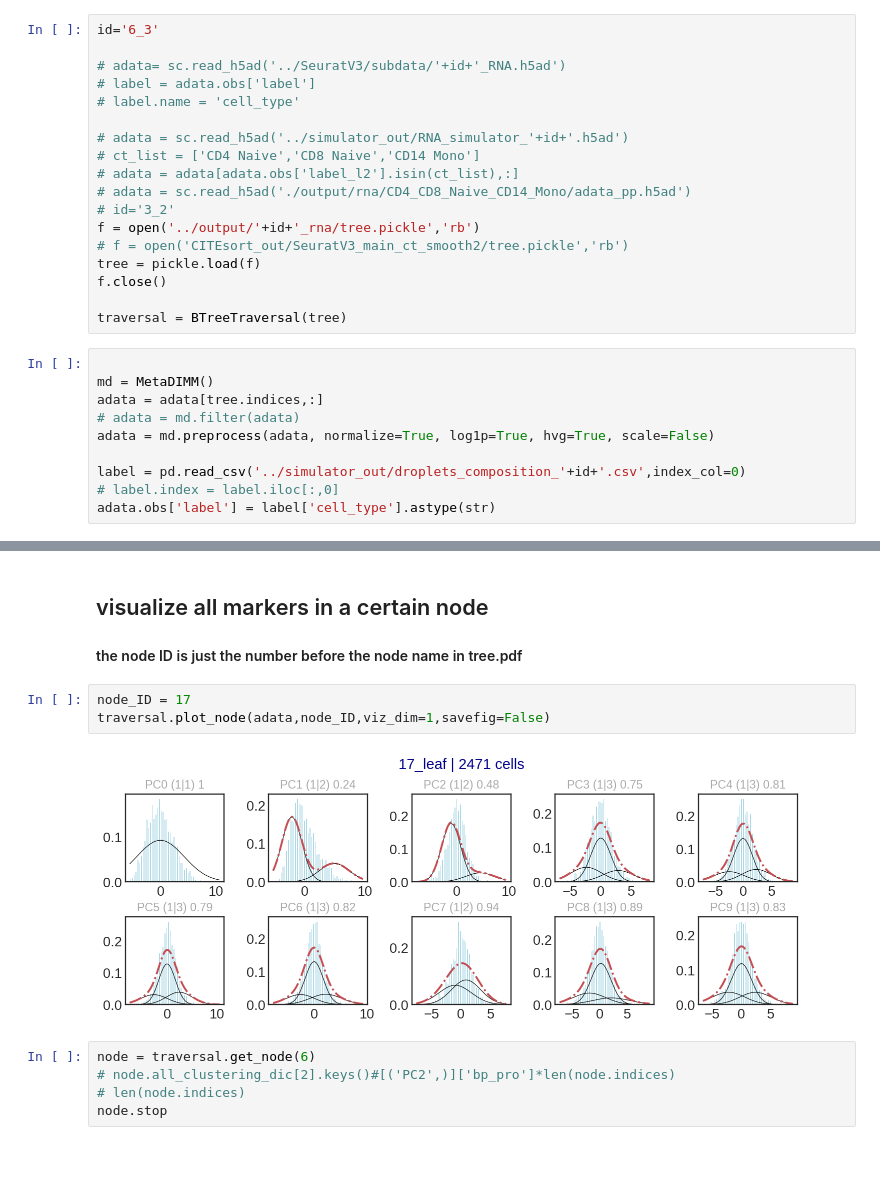
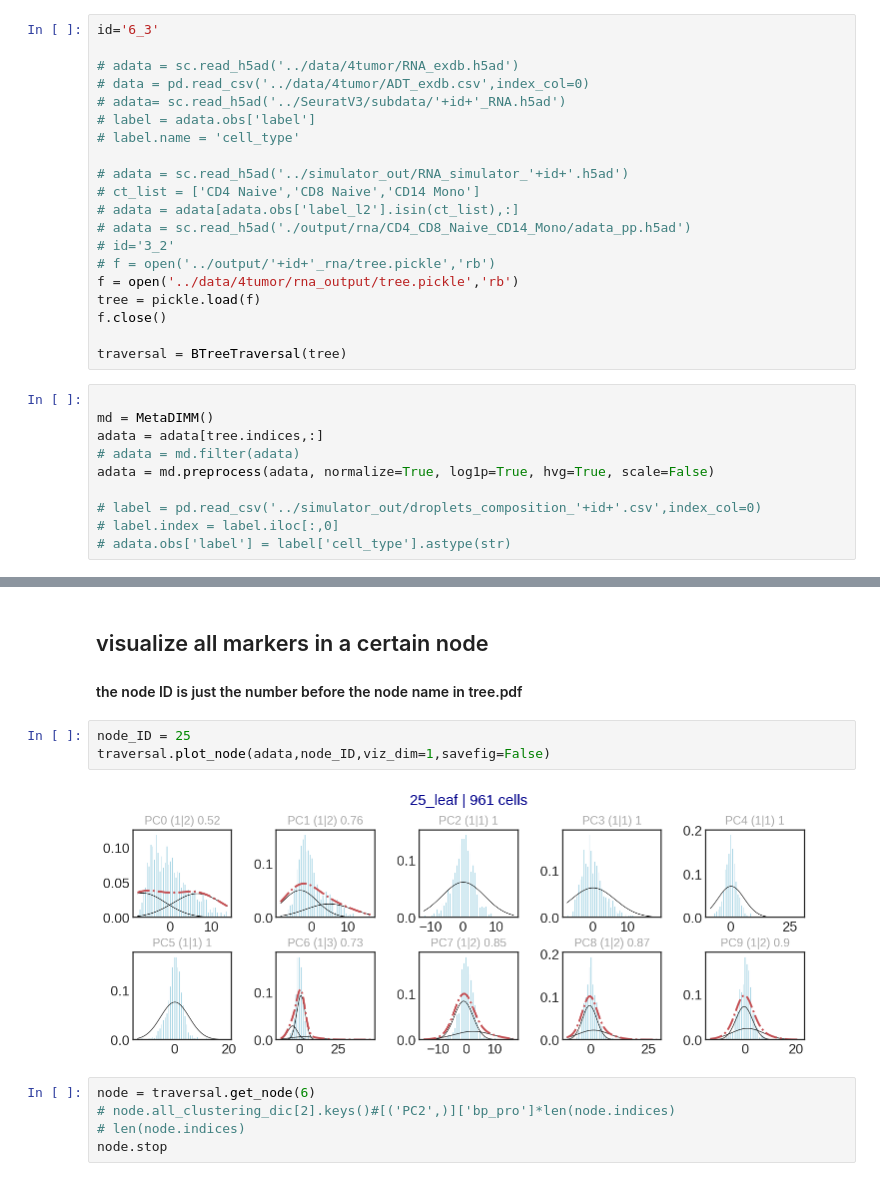
Before and after one commit to xinzhu-email/CITE-pool, a Jupyter notebook: AnalysisTutorial_rna.ipynb, the cells around one changed output, grey strips where cells are left out. Drawn from its saved outputs; the diff is of its cells as text.

```diff
--- a/AnalysisTutorial_rna.ipynb
+++ b/AnalysisTutorial_rna.ipynb
@@ -13,6 +13,8 @@ from metadimm import MetaDIMM
 # %%
 id='6_3'
 
+# adata = sc.read_h5ad('../data/4tumor/RNA_exdb.h5ad')
+# data = pd.read_csv('../data/4tumor/ADT_exdb.csv',index_col=0)
 # adata= sc.read_h5ad('../SeuratV3/subdata/'+id+'_RNA.h5ad')
 # label = adata.obs['label']
 # label.name = 'cell_type'
@@ -22,8 +24,8 @@ id='6_3'
 # adata = adata[adata.obs['label_l2'].isin(ct_list),:]
 # adata = sc.read_h5ad('./output/rna/CD4_CD8_Naive_CD14_Mono/adata_pp.h5ad')
 # id='3_2'
-f = open('../output/'+id+'_rna/tree.pickle','rb')
-# f = open('CITEsort_out/SeuratV3_main_ct_smooth2/tree.pickle','rb')
+# f = open('../output/'+id+'_rna/tree.pickle','rb')
+f = open('../data/4tumor/rna_output/tree.pickle','rb')
 tree = pickle.load(f)
 f.close()
 
@@ -35,7 +37,7 @@ adata = adata[tree.indices,:]
 # adata = md.filter(adata)
 adata = md.preprocess(adata, normalize=True, log1p=True, hvg=True, scale=False)
 
-label = pd.read_csv('../simulator_out/droplets_composition_'+id+'.csv',index_col=0)
+# label = pd.read_csv('../simulator_out/droplets_composition_'+id+'.csv',index_col=0)
 # label.index = label.iloc[:,0]
-adata.obs['label'] = label['cell_type'].astype(str)
+# adata.obs['label'] = label['cell_type'].astype(str)
 # %% [output]
@@ -51,10 +53,10 @@ Function 'preprocess' executed in 27.56s
 ## visualize all markers in a certain node
 #### the node ID is just the number before the node name in tree.pdf
 # %%
-node_ID = 17
+node_ID = 25
 traversal.plot_node(adata,node_ID,viz_dim=1,savefig=False)
 # %% [output]
-[figure, old version]
+[figure, new version]
 # %%
 node = traversal.get_node(6)
 # node.all_clustering_dic[2].keys()#[('PC2',)]['bp_pro']*len(node.indices)
```
Also changed, not shown: parts of 4 cells of this notebook, 8 other files.
